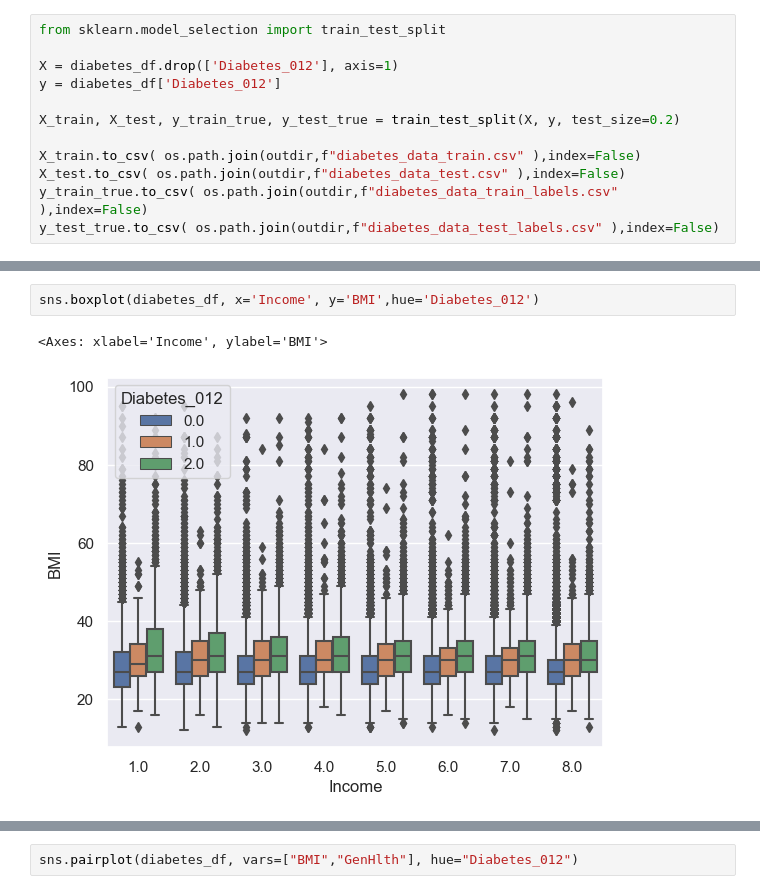
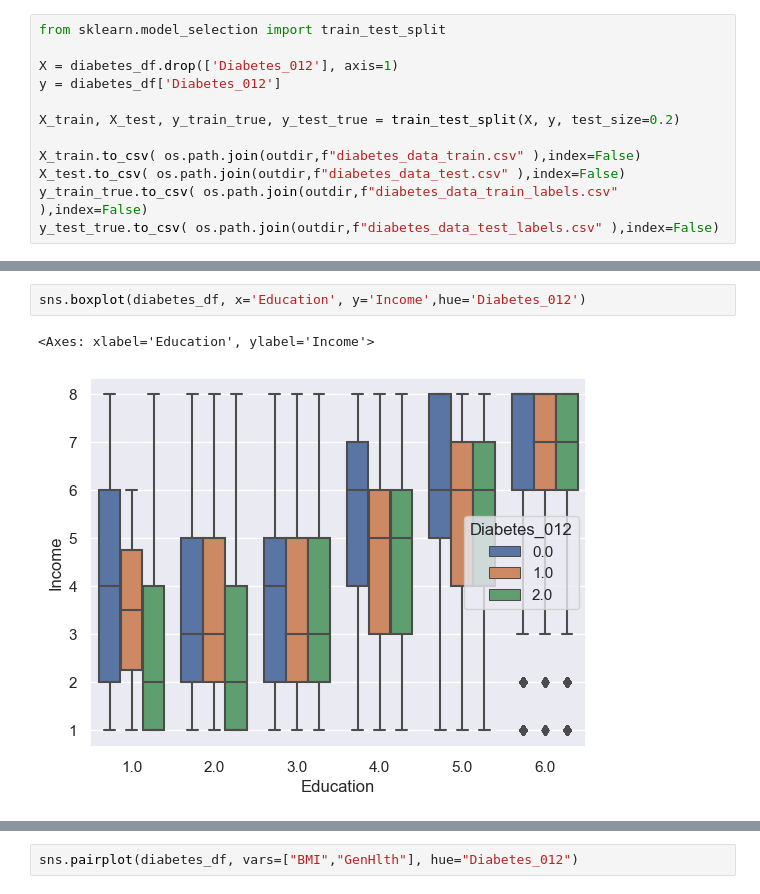
Before and after one commit to neelimaGATech/unsupervised_learning, a Jupyter notebook: explore_data.ipynb, the cells around one changed output, grey strips where cells are left out. Drawn from its saved outputs; the diff is of its cells as text.

```diff
--- a/explore_data.ipynb
+++ b/explore_data.ipynb
@@ -335,6 +353,6 @@ y_test_true.to_csv( os.path.join(outdir,f"diabetes_data_test_labels.csv" ),index
 # %%
-sns.boxplot(diabetes_df, x='Income', y='BMI',hue='Diabetes_012')
+sns.boxplot(diabetes_df, x='Education', y='Income',hue='Diabetes_012')
 # %% [output]
-<Axes: xlabel='Income', ylabel='BMI'>
+<Axes: xlabel='Education', ylabel='Income'>
-[figure, old version]
+[figure, new version]
 # %%
```
Also changed, not shown: parts of 8 cells of this notebook, 36 other files.
